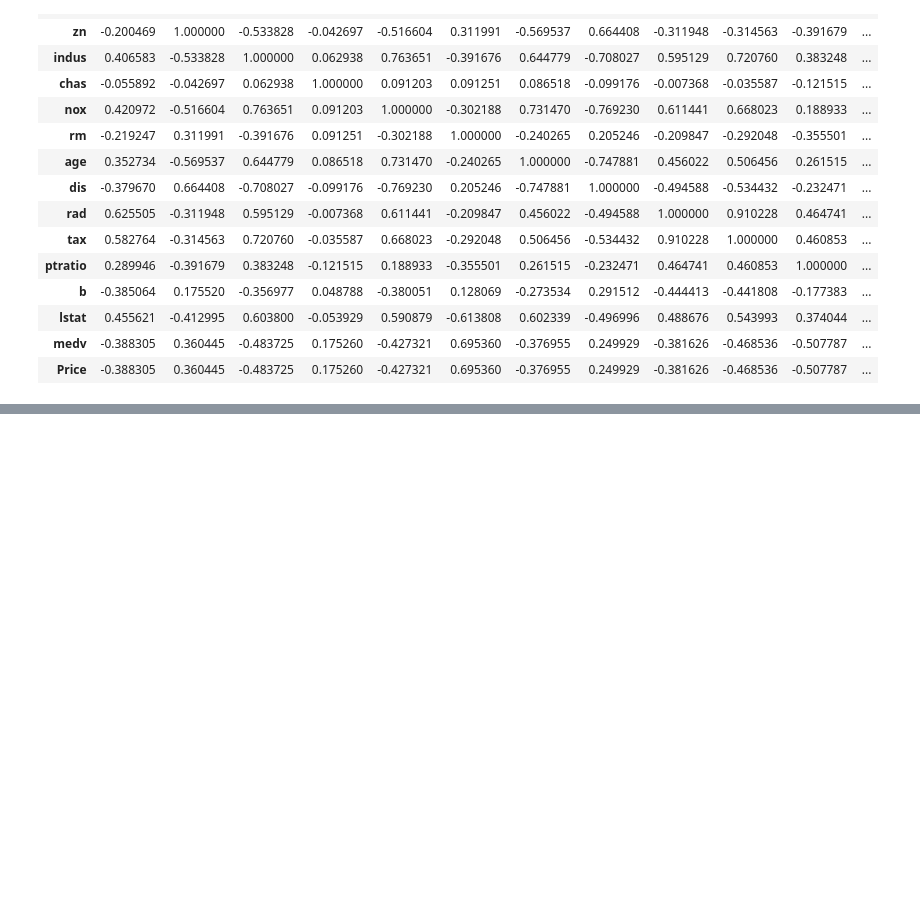
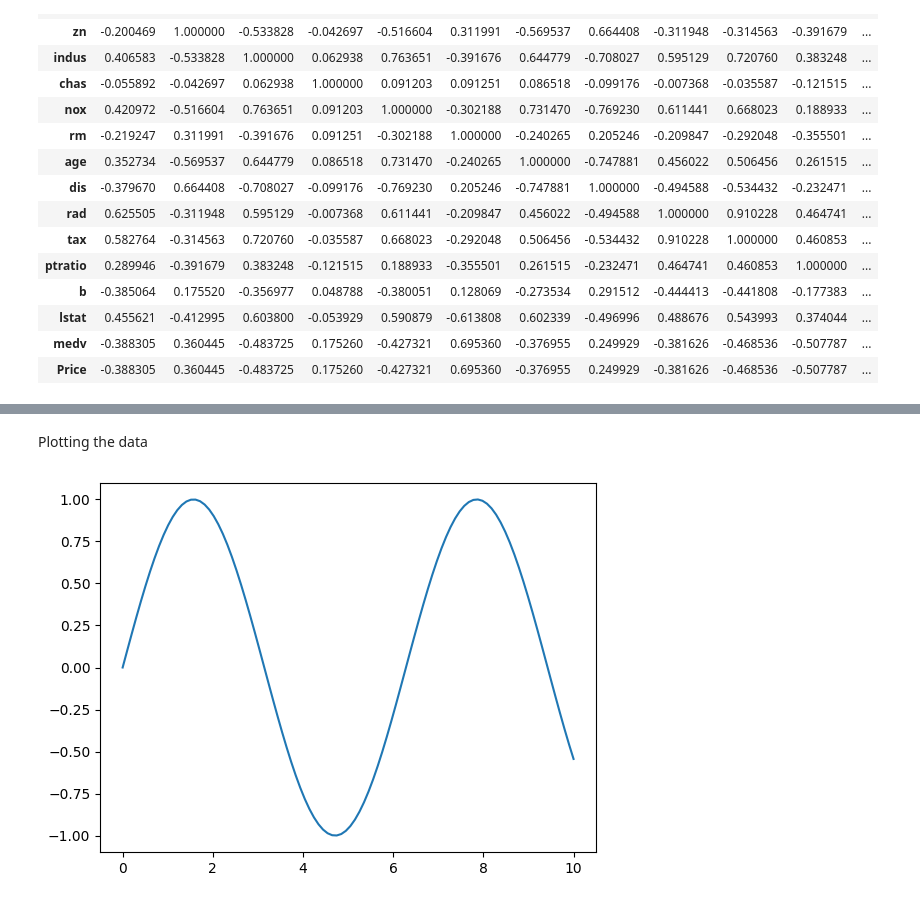
Before and after one commit to rubaabirami/Python, a Jupyter notebook: Google_collab.ipynb, the cells around one changed output, grey strips where cells are left out. Drawn from its saved outputs; the diff is of its cells as text; code cells hidden in the pictures; blank space fills up the shorter version.

```diff
--- a/Google_collab.ipynb
+++ b/Google_collab.ipynb
@@ -1179,0 +1190,4 @@ boston_df.corr()
+# %%
+x=np.linspace(0,10,100) #linspace is used for evenly spaced number
+y= np.sin(x)#take x as angle and find all the sign value for all angle
+z=np.cos(x)
@@ -1179,0 +1254,8 @@ boston_df.corr()
+# %% [markdown]
+Plotting the data
+# %%
+#sine wave
+plt.plot(x,y)
+plt.show()
+# %% [output]
+[figure, added]
```
Also changed, not shown: parts of 20 cells of this notebook.
